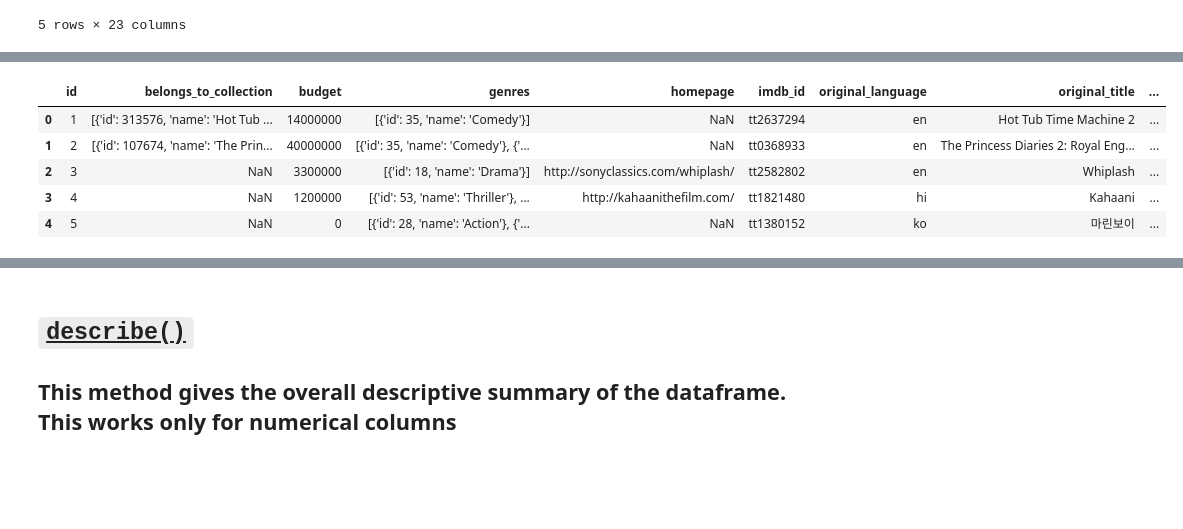
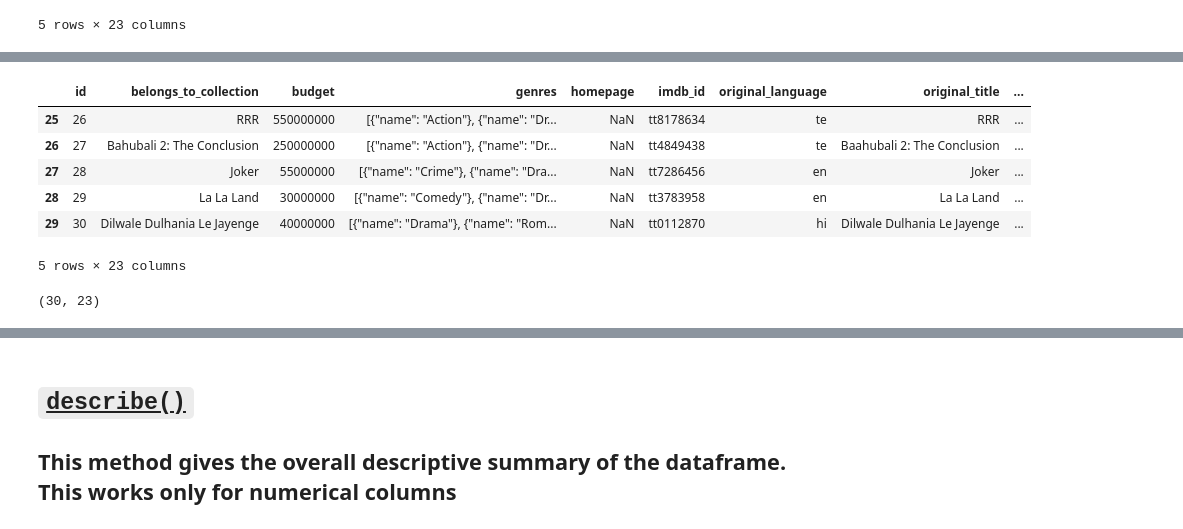
Before and after one commit to laxmanclinilaunch-hub/AI-ML-8-9-, a Jupyter notebook: 2.EDA/Pandas_Operations.ipynb, the cells around one changed output, grey strips where cells are left out. Cells and saved outputs as stored; diff of their text form; code cells hidden in the pictures; blank space fills up the shorter version.

```diff
--- a/2.EDA/Pandas_Operations.ipynb
+++ b/2.EDA/Pandas_Operations.ipynb
@@ -35,10 +35,15 @@ df.shape
 # %%
-df.head()
+df.tail()
 # %% [output]
 |  | id | belongs_to_collection | budget | genres | homepage | imdb_id | original_language | original_title | ... |
-| 0 | 1 | [{'id': 313576, 'name': 'Hot Tub ... | 14000000 | [{'id': 35, 'name': 'Comedy'}] | NaN | tt2637294 | en | Hot Tub Time Machine 2 | ... |
-| 1 | 2 | [{'id': 107674, 'name': 'The Prin... | 40000000 | [{'id': 35, 'name': 'Comedy'}, {'... | NaN | tt0368933 | en | The Princess Diaries 2: Royal Eng... | ... |
-| 2 | 3 | NaN | 3300000 | [{'id': 18, 'name': 'Drama'}] | http://sonyclassics.com/whiplash/ | tt2582802 | en | Whiplash | ... |
-| 3 | 4 | NaN | 1200000 | [{'id': 53, 'name': 'Thriller'}, ... | http://kahaanithefilm.com/ | tt1821480 | hi | Kahaani | ... |
-| 4 | 5 | NaN | 0 | [{'id': 28, 'name': 'Action'}, {'... | NaN | tt1380152 | ko | 마린보이 | ... |
+| 25 | 26 | RRR | 550000000 | [{"name": "Action"}, {"name": "Dr... | NaN | tt8178634 | te | RRR | ... |
+| 26 | 27 | Bahubali 2: The Conclusion | 250000000 | [{"name": "Action"}, {"name": "Dr... | NaN | tt4849438 | te | Baahubali 2: The Conclusion | ... |
+| 27 | 28 | Joker | 55000000 | [{"name": "Crime"}, {"name": "Dra... | NaN | tt7286456 | en | Joker | ... |
+| 28 | 29 | La La Land | 30000000 | [{"name": "Comedy"}, {"name": "Dr... | NaN | tt3783958 | en | La La Land | ... |
+| 29 | 30 | Dilwale Dulhania Le Jayenge | 40000000 | [{"name": "Drama"}, {"name": "Rom... | NaN | tt0112870 | hi | Dilwale Dulhania Le Jayenge | ... |
+5 rows × 23 columns
+# %%
+df.shape
+# %% [output]
+(30, 23)
 # %%
```
Also changed, not shown: parts of 22 cells of this notebook.
